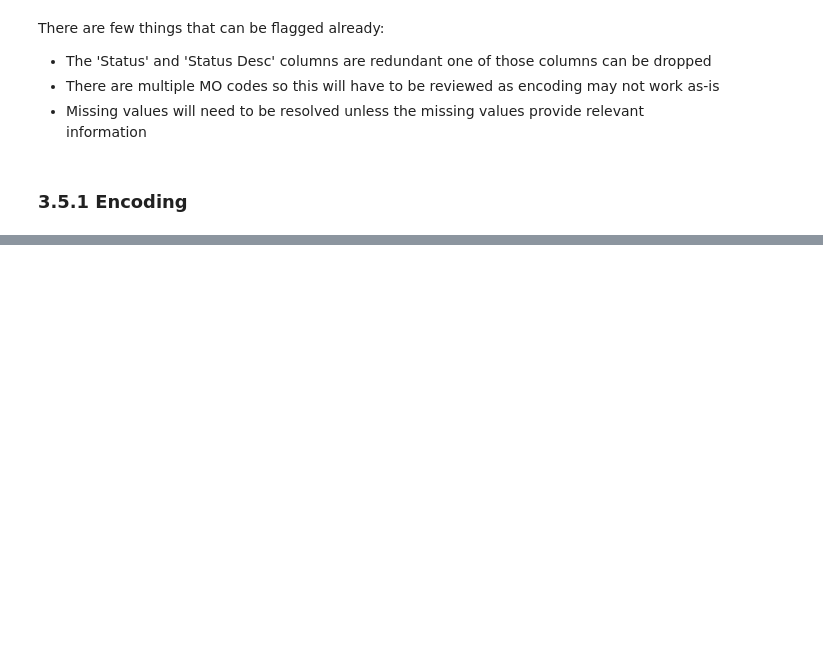
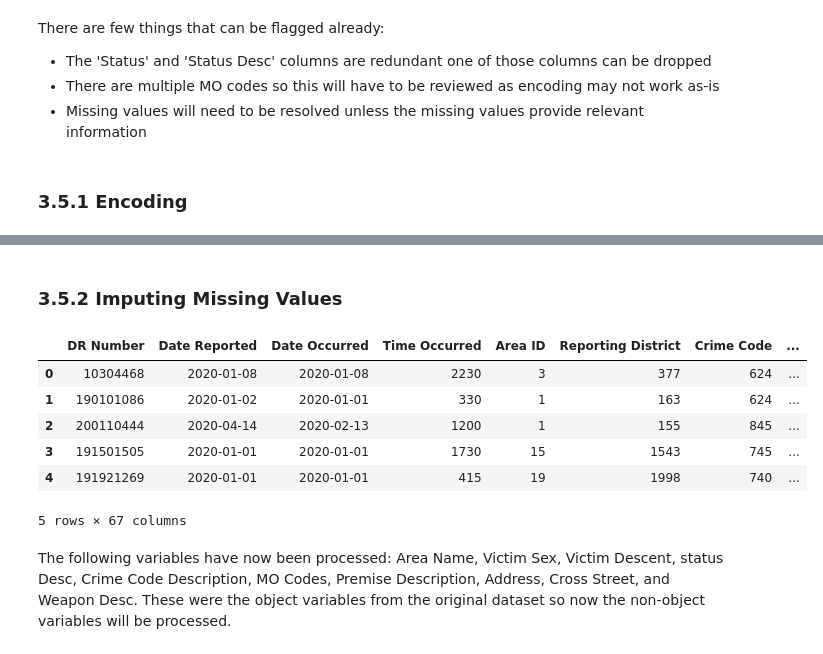
Before and after one commit to OCD0505/Springboard-Capstone-Project-Two, a Jupyter notebook: notebooks/3.0-faa-pre-processing-and-training-data-development.ipynb, the cells around one changed output, grey strips where cells are left out. Drawn from its saved outputs; the diff is of its cells as text; code cells hidden in the pictures; blank space fills up the shorter version.

```diff
--- a/notebooks/3.0-faa-pre-processing-and-training-data-development.ipynb
+++ b/notebooks/3.0-faa-pre-processing-and-training-data-development.ipynb
@@ -129,0 +255,14 @@ Feature Cross Street has 22588 unique values
+# %% [markdown]
+### 3.5.2 Imputing Missing Values <a id='3.5.2_Imputing_Missing_Values'></a>
+# %%
+encoded_crimedf.head()
+# %% [output]
+|  | DR Number | Date Reported | Date Occurred | Time Occurred | Area ID | Reporting District | Crime Code | ... |
+| 0 | 10304468 | 2020-01-08 | 2020-01-08 | 2230 | 3 | 377 | 624 | ... |
+| 1 | 190101086 | 2020-01-02 | 2020-01-01 | 330 | 1 | 163 | 624 | ... |
+| 2 | 200110444 | 2020-04-14 | 2020-02-13 | 1200 | 1 | 155 | 845 | ... |
+| 3 | 191501505 | 2020-01-01 | 2020-01-01 | 1730 | 15 | 1543 | 745 | ... |
+| 4 | 191921269 | 2020-01-01 | 2020-01-01 | 415 | 19 | 1998 | 740 | ... |
+5 rows × 67 columns
+# %% [markdown]
+The following variables have now been processed: Area Name, Victim Sex, Victim Descent, status Desc, Crime Code Description, MO Codes, Premise Description, Address, Cross Street, and Weapon Desc. These were the object variables from the original dataset so now the non-object variables will be processed.
```
Also changed, not shown: parts of 18 cells of this notebook.
